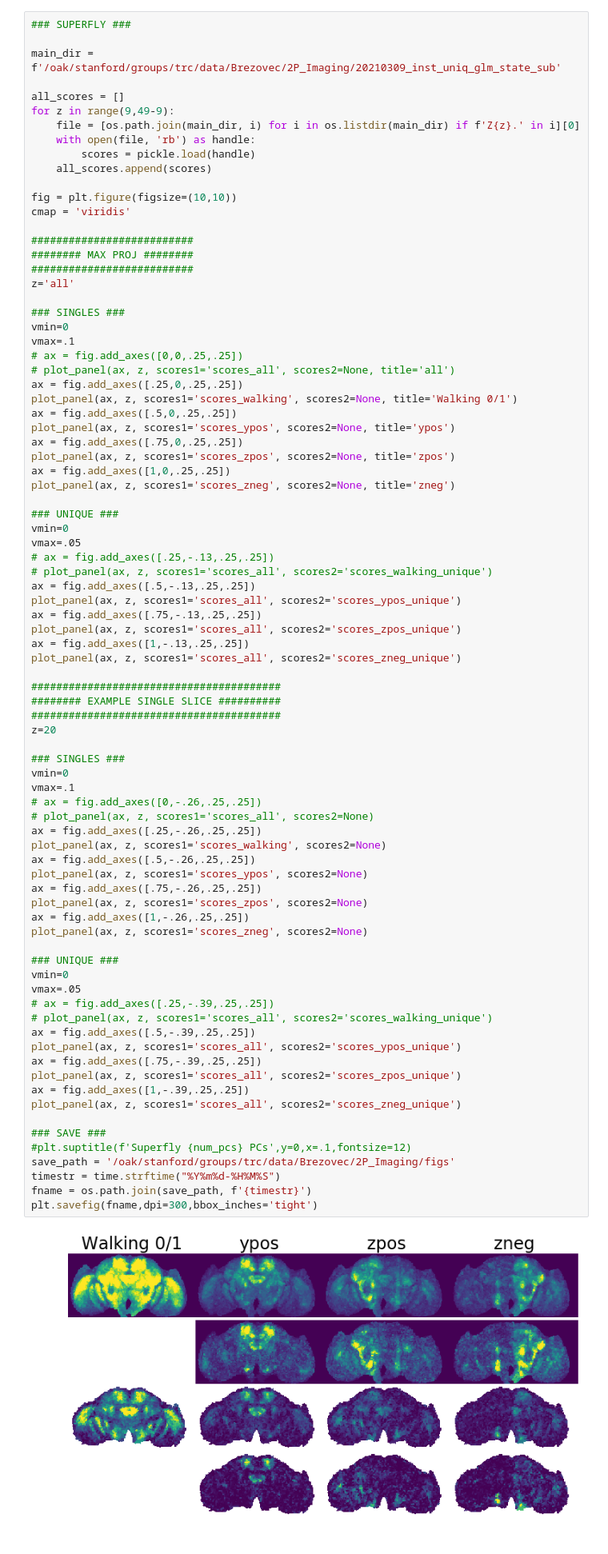
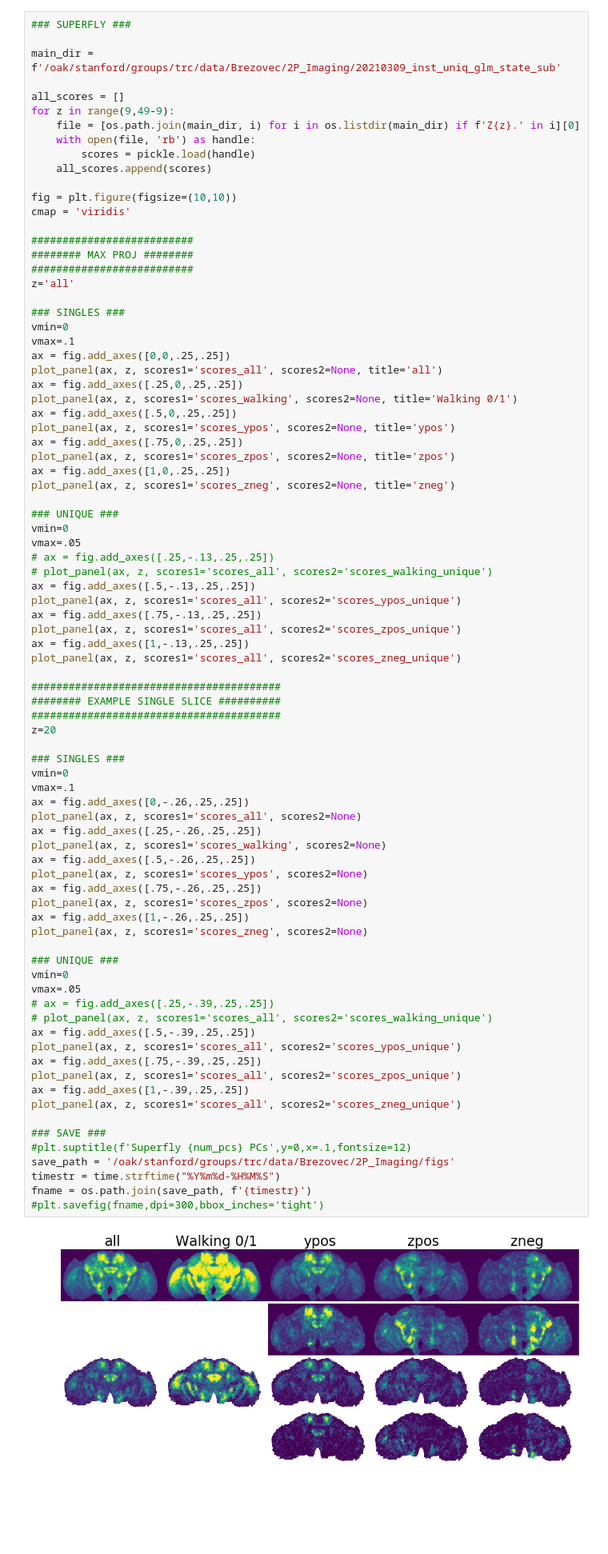
Before and after one commit to bellabrez/bigbadbrain, a Jupyter notebook: jupyter_notebooks/20210309 - glm unique subtract 01 walking.ipynb, the cells around one changed output. Shown at 80% size. Saved outputs shown, nothing was run; the diff lists cells and outputs as text; blank space fills up the shorter version.

```diff
--- a/jupyter_notebooks/20210309 - glm unique subtract 01 walking.ipynb
+++ b/jupyter_notebooks/20210309 - glm unique subtract 01 walking.ipynb
@@ -126,8 +126,8 @@ z='all'
 ### SINGLES ###
 vmin=0
 vmax=.1
-# ax = fig.add_axes([0,0,.25,.25])
-# plot_panel(ax, z, scores1='scores_all', scores2=None, title='all')
+ax = fig.add_axes([0,0,.25,.25])
+plot_panel(ax, z, scores1='scores_all', scores2=None, title='all')
 ax = fig.add_axes([.25,0,.25,.25])
 plot_panel(ax, z, scores1='scores_walking', scores2=None, title='Walking 0/1')
 ax = fig.add_axes([.5,0,.25,.25])
@@ -157,34 +157,34 @@ z=20
 ### SINGLES ###
 vmin=0
 vmax=.1
-# ax = fig.add_axes([0,-.26,.25,.25])
-# plot_panel(ax, z, scores1='scores_all', scores2=None)
+ax = fig.add_axes([0,-.26,.25,.25])
+plot_panel(ax, z, scores1='scores_all', scores2=None)
 ax = fig.add_axes([.25,-.26,.25,.25])
 plot_panel(ax, z, scores1='scores_walking', scores2=None)
 ax = fig.add_axes([.5,-.26,.25,.25])
 plot_panel(ax, z, scores1='scores_ypos', scores2=None)
 ax = fig.add_axes([.75,-.26,.25,.25])
 plot_panel(ax, z, scores1='scores_zpos', scores2=None)
 ax = fig.add_axes([1,-.26,.25,.25])
 plot_panel(ax, z, scores1='scores_zneg', scores2=None)
 
 ### UNIQUE ###
 vmin=0
 vmax=.05
 # ax = fig.add_axes([.25,-.39,.25,.25])
 # plot_panel(ax, z, scores1='scores_all', scores2='scores_walking_unique')
 ax = fig.add_axes([.5,-.39,.25,.25])
 plot_panel(ax, z, scores1='scores_all', scores2='scores_ypos_unique')
 ax = fig.add_axes([.75,-.39,.25,.25])
 plot_panel(ax, z, scores1='scores_all', scores2='scores_zpos_unique')
 ax = fig.add_axes([1,-.39,.25,.25])
 plot_panel(ax, z, scores1='scores_all', scores2='scores_zneg_unique')
 
 ### SAVE ###
 #plt.suptitle(f'Superfly {num_pcs} PCs',y=0,x=.1,fontsize=12)
 save_path = '/oak/stanford/groups/trc/data/Brezovec/2P_Imaging/figs'
 timestr = time.strftime("%Y%m%d-%H%M%S")
 fname = os.path.join(save_path, f'{timestr}')
-plt.savefig(fname,dpi=300,bbox_inches='tight')
+#plt.savefig(fname,dpi=300,bbox_inches='tight')
 # %% [output]
-[figure, old version]
+[figure, new version]
```
Also changed, not shown: parts of 2 cells of this notebook, 6 other files.
